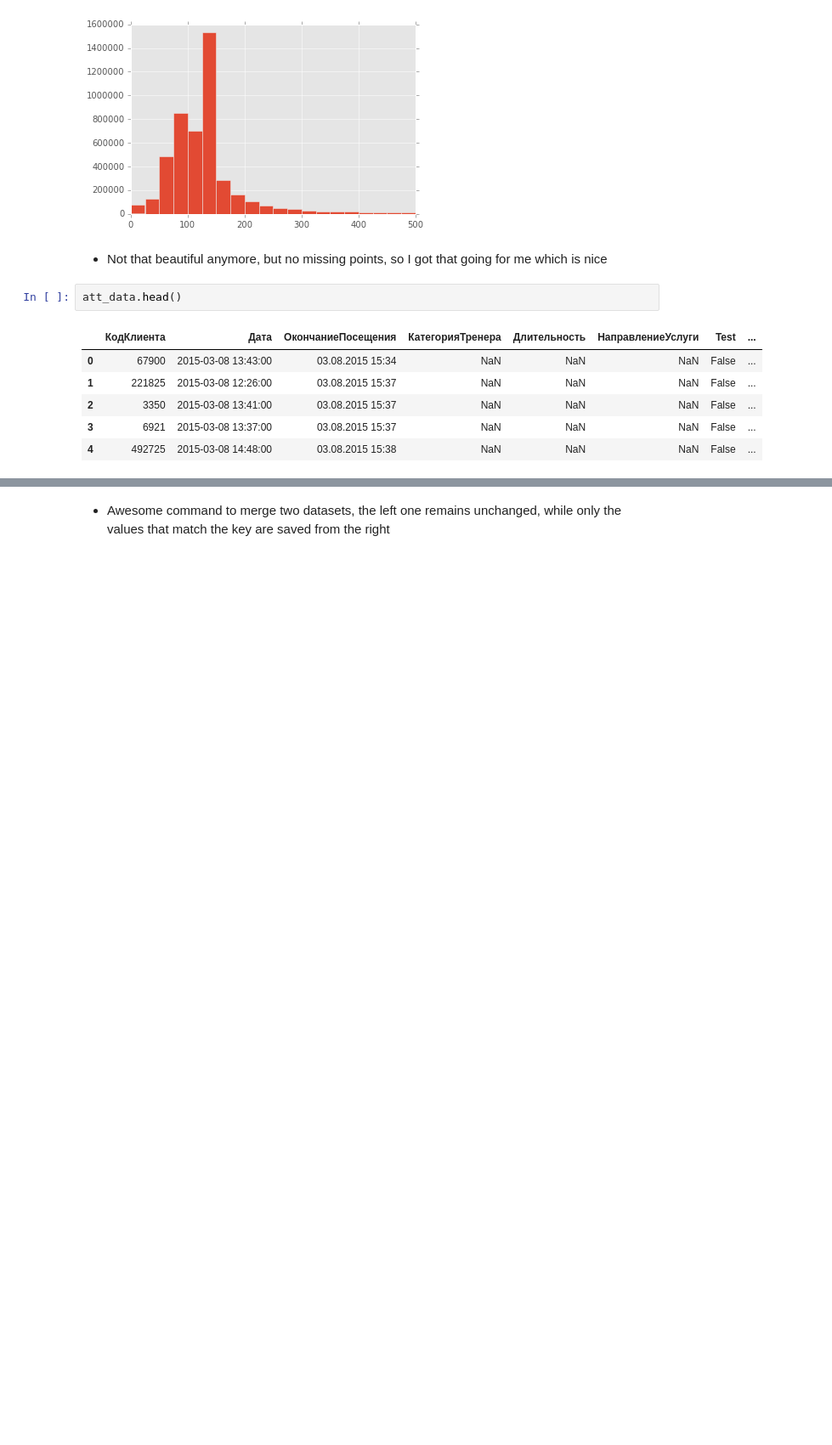
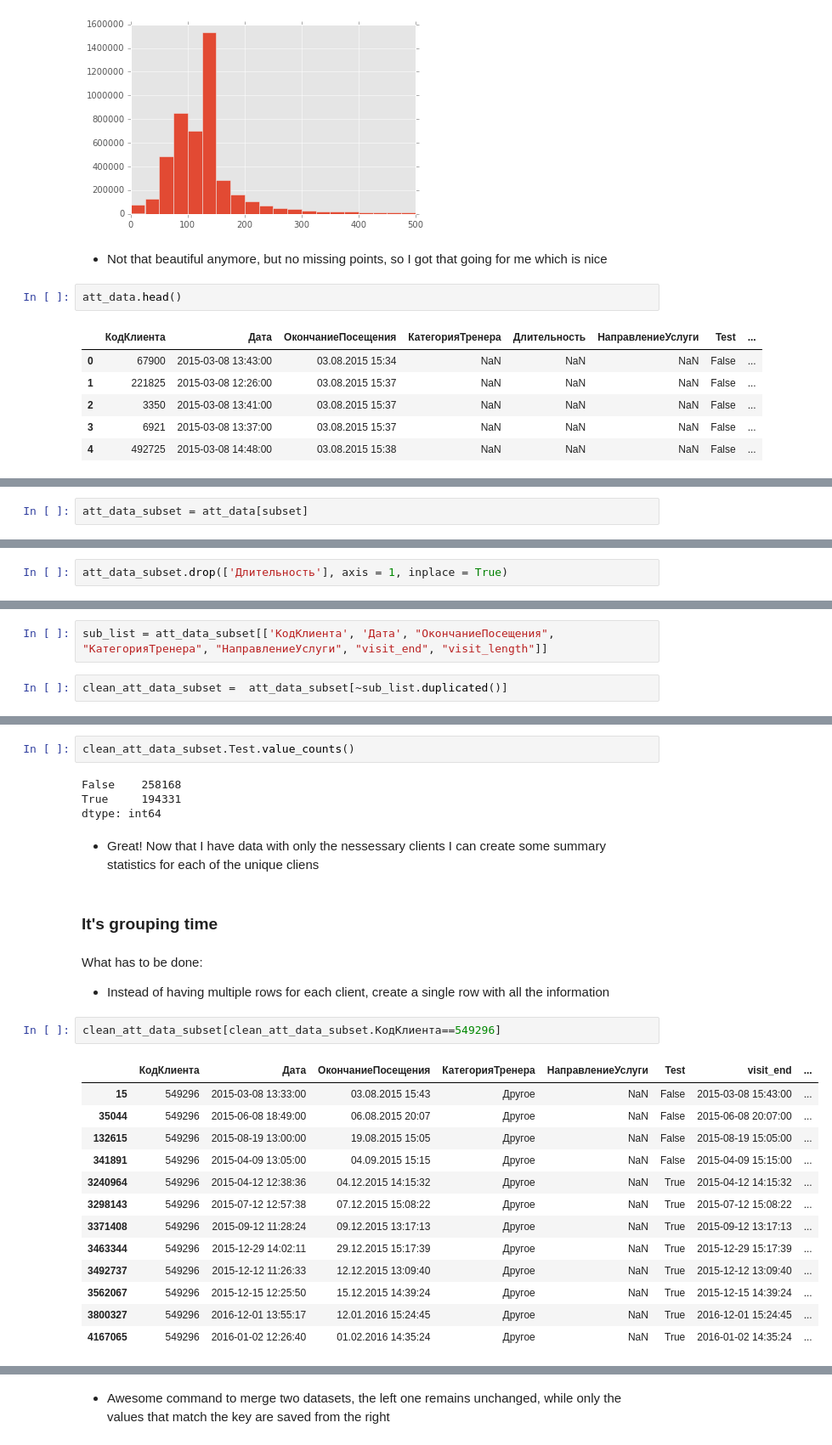
Before and after one commit to DmitrySerg/WorldClass, a Jupyter notebook: WorldClass_DataPrep.ipynb, the cells around one changed output, grey strips where cells are left out. Shown: that part at 85% size. Saved outputs shown, nothing was run; the diff lists cells and outputs as text; blank space fills up the shorter version.

```diff
--- a/WorldClass_DataPrep.ipynb
+++ b/WorldClass_DataPrep.ipynb
@@ -499,0 +524,2 @@ att_data_group = att_data.groupby('КодКлиента')
+# %%
+att_data_subset = att_data[subset]
@@ -499,0 +530,2 @@ att_data_group = att_data.groupby('КодКлиента')
+# %%
+att_data_subset.drop(['Длительность'], axis = 1, inplace = True)
@@ -499,0 +548,4 @@ att_data_group = att_data.groupby('КодКлиента')
+# %%
+sub_list = att_data_subset[['КодКлиента', 'Дата', "ОкончаниеПосещения", "КатегорияТренера", "НаправлениеУслуги", "visit_end", "visit_length"]]
+# %%
+clean_att_data_subset =  att_data_subset[~sub_list.duplicated()]
@@ -499,0 +563,29 @@ att_data_group = att_data.groupby('КодКлиента')
+# %%
+clean_att_data_subset.Test.value_counts()
+# %% [output]
+False    258168
+True     194331
+dtype: int64
+# %% [markdown]
+- Great! Now that I have data with only the nessessary clients I can create some summary statistics for each of the unique cliens
+# %% [markdown]
+### It's grouping time
+# %% [markdown]
+What has to be done:
+- Instead of having multiple rows for each client, create a single row with all the information
+# %%
+clean_att_data_subset[clean_att_data_subset.КодКлиента==549296]
+# %% [output]
+|  | КодКлиента | Дата | ОкончаниеПосещения | КатегорияТренера | НаправлениеУслуги | Test | visit_end | ... |
+| 15 | 549296 | 2015-03-08 13:33:00 | 03.08.2015 15:43 | Другое | NaN | False | 2015-03-08 15:43:00 | ... |
+| 35044 | 549296 | 2015-06-08 18:49:00 | 06.08.2015 20:07 | Другое | NaN | False | 2015-06-08 20:07:00 | ... |
+| 132615 | 549296 | 2015-08-19 13:00:00 | 19.08.2015 15:05 | Другое | NaN | False | 2015-08-19 15:05:00 | ... |
+| 341891 | 549296 | 2015-04-09 13:05:00 | 04.09.2015 15:15 | Другое | NaN | False | 2015-04-09 15:15:00 | ... |
+| 3240964 | 549296 | 2015-04-12 12:38:36 | 04.12.2015 14:15:32 | Другое | NaN | True | 2015-04-12 14:15:32 | ... |
+| 3298143 | 549296 | 2015-07-12 12:57:38 | 07.12.2015 15:08:22 | Другое | NaN | True | 2015-07-12 15:08:22 | ... |
+| 3371408 | 549296 | 2015-09-12 11:28:24 | 09.12.2015 13:17:13 | Другое | NaN | True | 2015-09-12 13:17:13 | ... |
+| 3463344 | 549296 | 2015-12-29 14:02:11 | 29.12.2015 15:17:39 | Другое | NaN | True | 2015-12-29 15:17:39 | ... |
+| 3492737 | 549296 | 2015-12-12 11:26:33 | 12.12.2015 13:09:40 | Другое | NaN | True | 2015-12-12 13:09:40 | ... |
+| 3562067 | 549296 | 2015-12-15 12:25:50 | 15.12.2015 14:39:24 | Другое | NaN | True | 2015-12-15 14:39:24 | ... |
+| 3800327 | 549296 | 2016-12-01 13:55:17 | 12.01.2016 15:24:45 | Другое | NaN | True | 2016-12-01 15:24:45 | ... |
+| 4167065 | 549296 | 2016-01-02 12:26:40 | 01.02.2016 14:35:24 | Другое | NaN | True | 2016-01-02 14:35:24 | ... |
```
Also changed, not shown: parts of 46 cells of this notebook.
